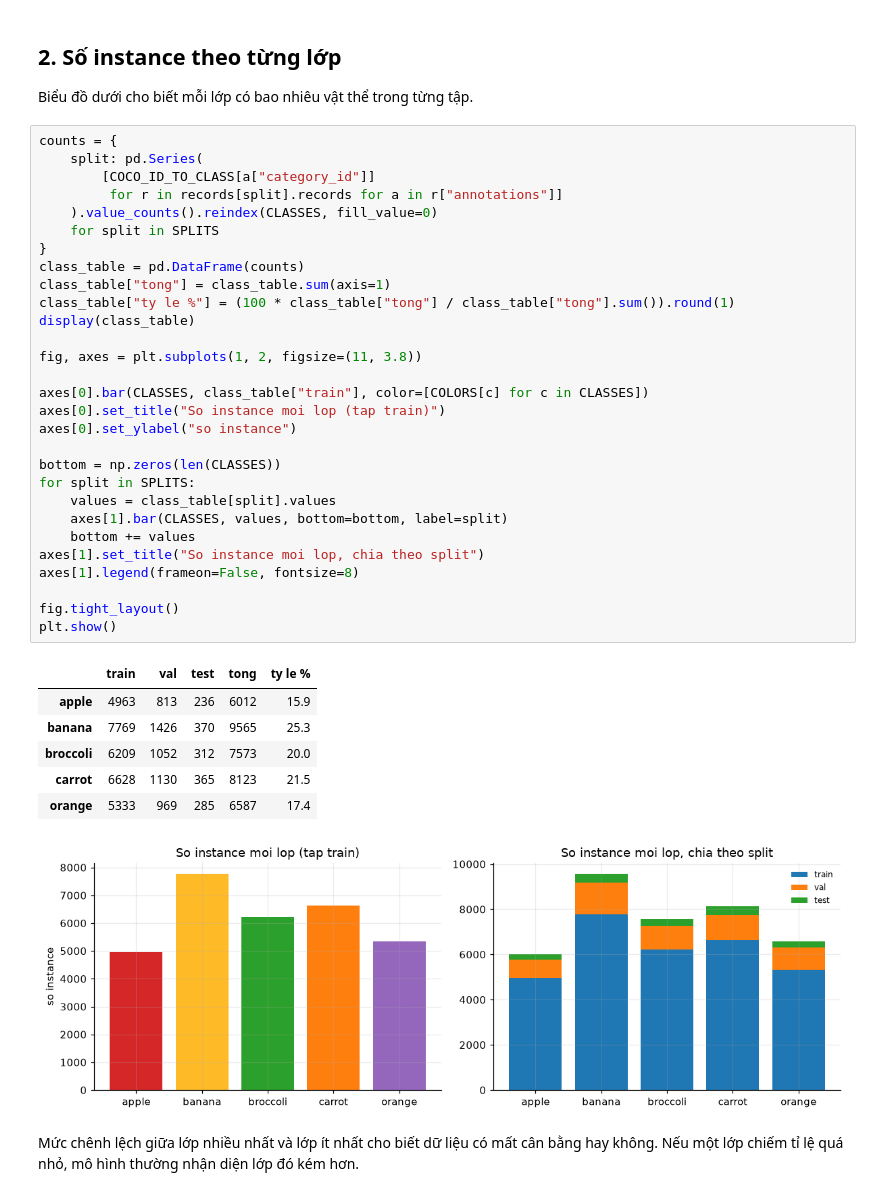
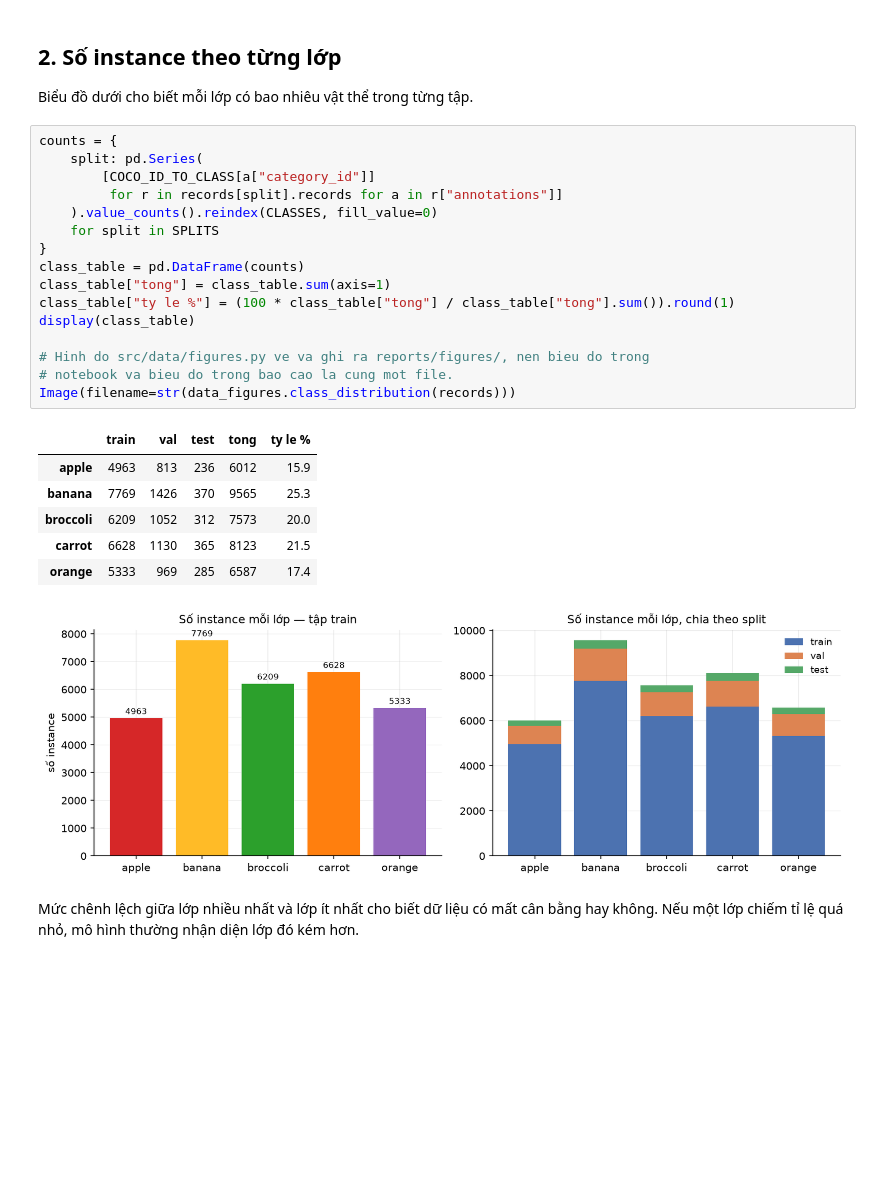
Before and after one commit to KuongB/final-object-detection, a Jupyter notebook: notebooks/01_eda.ipynb, the cells around one changed output. Drawn from its saved outputs; the diff is of its cells as text; blank space fills up the shorter version.

```diff
--- a/notebooks/01_eda.ipynb
+++ b/notebooks/01_eda.ipynb
@@ -81,40 +83,27 @@ Biểu đồ dưới cho biết mỗi lớp có bao nhiêu vật thể trong t
 # %%
 counts = {
     split: pd.Series(
         [COCO_ID_TO_CLASS[a["category_id"]]
          for r in records[split].records for a in r["annotations"]]
     ).value_counts().reindex(CLASSES, fill_value=0)
     for split in SPLITS
 }
 class_table = pd.DataFrame(counts)
 class_table["tong"] = class_table.sum(axis=1)
 class_table["ty le %"] = (100 * class_table["tong"] / class_table["tong"].sum()).round(1)
 display(class_table)
 
-fig, axes = plt.subplots(1, 2, figsize=(11, 3.8))
-
-axes[0].bar(CLASSES, class_table["train"], color=[COLORS[c] for c in CLASSES])
-axes[0].set_title("So instance moi lop (tap train)")
-axes[0].set_ylabel("so instance")
-
-bottom = np.zeros(len(CLASSES))
-for split in SPLITS:
-    values = class_table[split].values
-    axes[1].bar(CLASSES, values, bottom=bottom, label=split)
-    bottom += values
-axes[1].set_title("So instance moi lop, chia theo split")
-axes[1].legend(frameon=False, fontsize=8)
-
-fig.tight_layout()
-plt.show()
+# Hinh do src/data/figures.py ve va ghi ra reports/figures/, nen bieu do trong
+# notebook va bieu do trong bao cao la cung mot file.
+Image(filename=str(data_figures.class_distribution(records)))
 # %% [output]
 |  | train | val | test | tong | ty le % |
 | apple | 4963 | 813 | 236 | 6012 | 15.9 |
 | banana | 7769 | 1426 | 370 | 9565 | 25.3 |
 | broccoli | 6209 | 1052 | 312 | 7573 | 20.0 |
 | carrot | 6628 | 1130 | 365 | 8123 | 21.5 |
 | orange | 5333 | 969 | 285 | 6587 | 17.4 |
-[figure, old version]
+[figure, new version]
 # %% [markdown]
 Mức chênh lệch giữa lớp nhiều nhất và lớp ít nhất cho biết dữ liệu có mất cân bằng
 hay không. Nếu một lớp chiếm tỉ lệ quá nhỏ, mô hình thường nhận diện lớp đó kém hơn.
```
Also changed, not shown: parts of 5 cells of this notebook, 26 other files.
